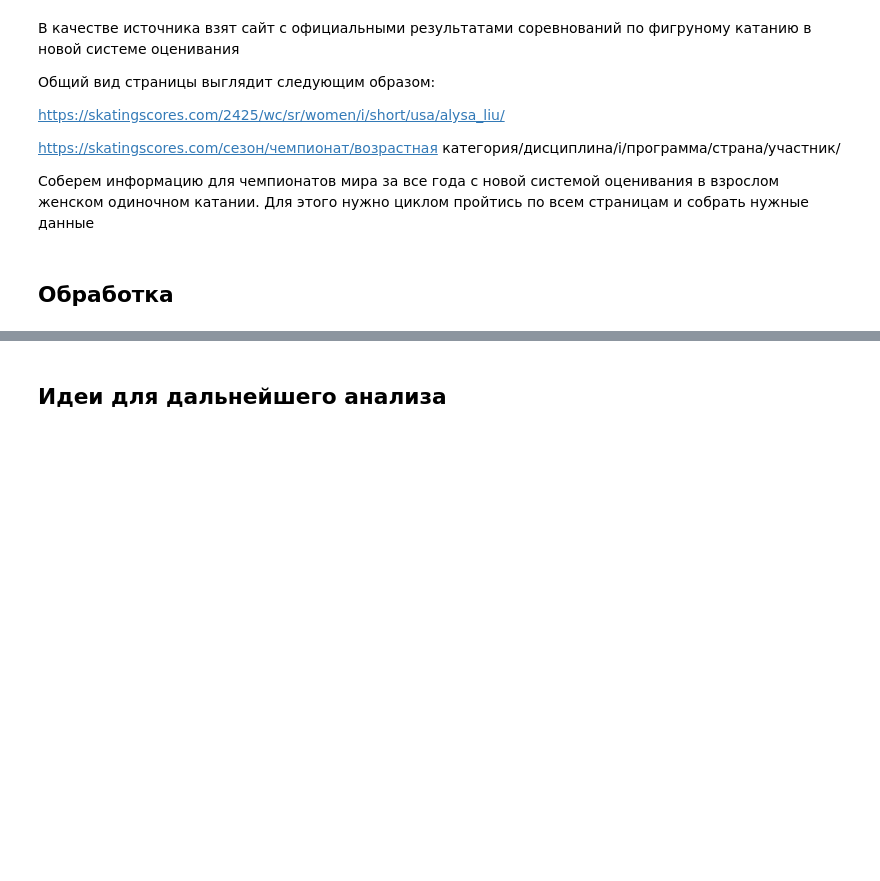
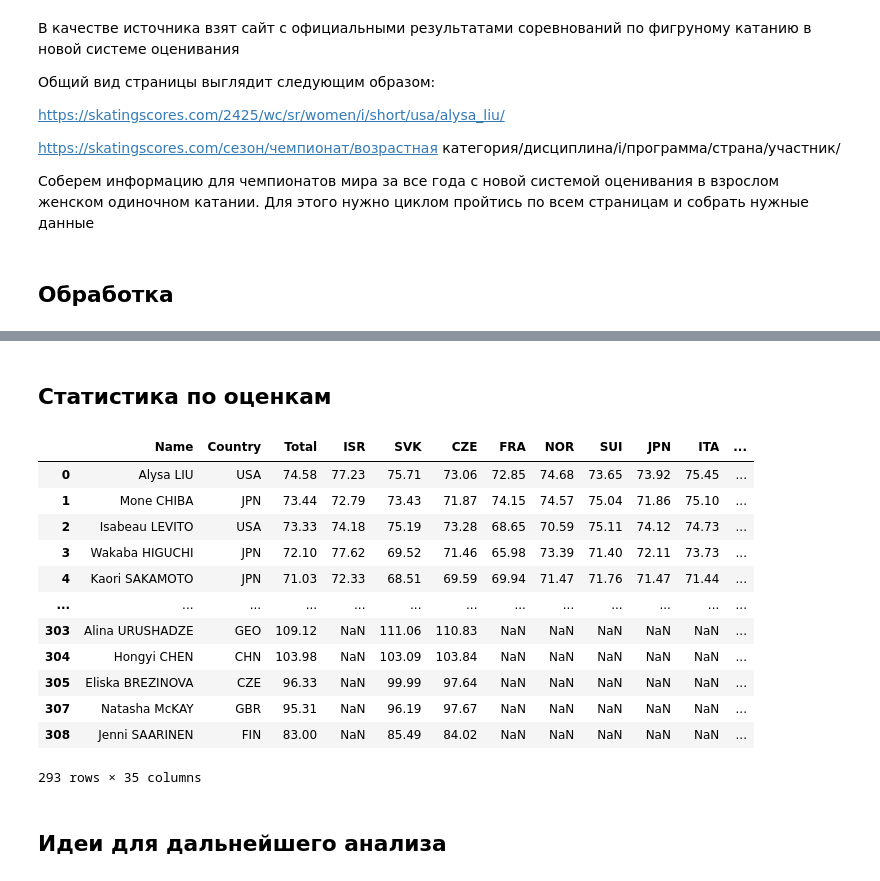
Before and after one commit to Jnesmey/Analytics, a Jupyter notebook: статистика фк.ipynb, the cells around one changed output, grey strips where cells are left out. Saved outputs shown, nothing was run; the diff lists cells and outputs as text; code cells hidden in the pictures; blank space fills up the shorter version.

```diff
--- a/статистика фк.ipynb
+++ b/статистика фк.ipynb
@@ -62,12 +66,13 @@ https://skatingscores.com/сезон/чемпионат/возрастная к
 
 ## Нам нужно будет пройтись по всем годам
 ### Года указаны в ссылке как сезоны, то есть по парам с сезона 0405 до сезона 2425
+## я взяла пока только сезоны 20_25
 
 ## Рассматриваем только женщин, но нам нужны будут короткие и произвольные программы
 # Таким образом нам нужен цикл для сбора ссылок
 
 df_final = pd.DataFrame()
-for i in tqdm(range(116,125), ncols=80, ascii=True, desc='Total'):
+for i in tqdm(range(120,125), ncols=80, ascii=True, desc='Total'):
     season = str(i)[-2:]+str(i+1)[-2:]
     # print(season)
     for program in tqdm(['long','short']):
@@ -138,14 +143,7 @@ for i in tqdm(range(116,125), ncols=80, ascii=True, desc='Total'):
         # print(df_total_score)
         # break
         df_final = pd.concat([df_total_score,df_final])
-        df_final = df_final.drop(columns=[3], axis=1)
-## у нас приепилось много лишних столбов, их легко отфильтровать по наличию чисел
-for i in range(10):
-    df_final = df_final.drop([col for col in df_final.columns if str(i) in col], axis=1)
-df_final.to_excel('final_df.xlsx')
-
-# эти данные пока не рассматриваем, оставляем только общии баллы и баллы по странам
-df_final = df_final.drop(['Dedaction','BV','GOE','Jumps','Spins','TES','Component'], axis=1)
+df_final = df_final.drop(columns=[3], axis=1)
 # %% [markdown]
 ## Обработка
 # %%
@@ -166,6 +171,7 @@ country_columns = list(set3)
 ## нужно убрать лишнии буквы еще из названий столбов
 df_final = df_final.rename({col:col[:3] for col in country_columns}, axis='columns')
 country_columns_new = [col[:3] for col in country_columns]
+df_final = df_final.drop_duplicates()
 ## для удобства
 df_final['season+program']= df_final['season'].astype(str) + df_final['program']
 # %% [output]
@@ -250,3 +270,21 @@ dict_progs
+# %% [markdown]
+## Статистика по оценкам
+# %%
+df_final['']
+# %% [output]
+|  | Name | Country | Total | ISR | SVK | CZE | FRA | NOR | SUI | JPN | ITA | ... |
+| 0 | Alysa LIU | USA | 74.58 | 77.23 | 75.71 | 73.06 | 72.85 | 74.68 | 73.65 | 73.92 | 75.45 | ... |
+| 1 | Mone CHIBA | JPN | 73.44 | 72.79 | 73.43 | 71.87 | 74.15 | 74.57 | 75.04 | 71.86 | 75.10 | ... |
+| 2 | Isabeau LEVITO | USA | 73.33 | 74.18 | 75.19 | 73.28 | 68.65 | 70.59 | 75.11 | 74.12 | 74.73 | ... |
+| 3 | Wakaba HIGUCHI | JPN | 72.10 | 77.62 | 69.52 | 71.46 | 65.98 | 73.39 | 71.40 | 72.11 | 73.73 | ... |
+| 4 | Kaori SAKAMOTO | JPN | 71.03 | 72.33 | 68.51 | 69.59 | 69.94 | 71.47 | 71.76 | 71.47 | 71.44 | ... |
+| ... | ... | ... | ... | ... | ... | ... | ... | ... | ... | ... | ... | ... |
+| 303 | Alina URUSHADZE | GEO | 109.12 | NaN | 111.06 | 110.83 | NaN | NaN | NaN | NaN | NaN | ... |
+| 304 | Hongyi CHEN | CHN | 103.98 | NaN | 103.09 | 103.84 | NaN | NaN | NaN | NaN | NaN | ... |
+| 305 | Eliska BREZINOVA | CZE | 96.33 | NaN | 99.99 | 97.64 | NaN | NaN | NaN | NaN | NaN | ... |
+| 307 | Natasha McKAY | GBR | 95.31 | NaN | 96.19 | 97.67 | NaN | NaN | NaN | NaN | NaN | ... |
+| 308 | Jenni SAARINEN | FIN | 83.00 | NaN | 85.49 | 84.02 | NaN | NaN | NaN | NaN | NaN | ... |
+293 rows × 35 columns
 # %% [markdown]
 ## Идеи для дальнейшего анализа
 # %%
```
Also changed, not shown: parts of 18 cells of this notebook.
